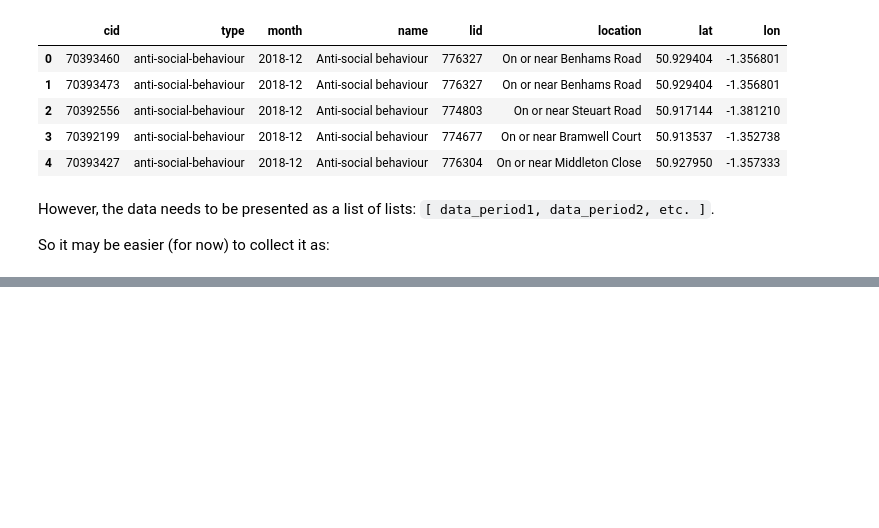
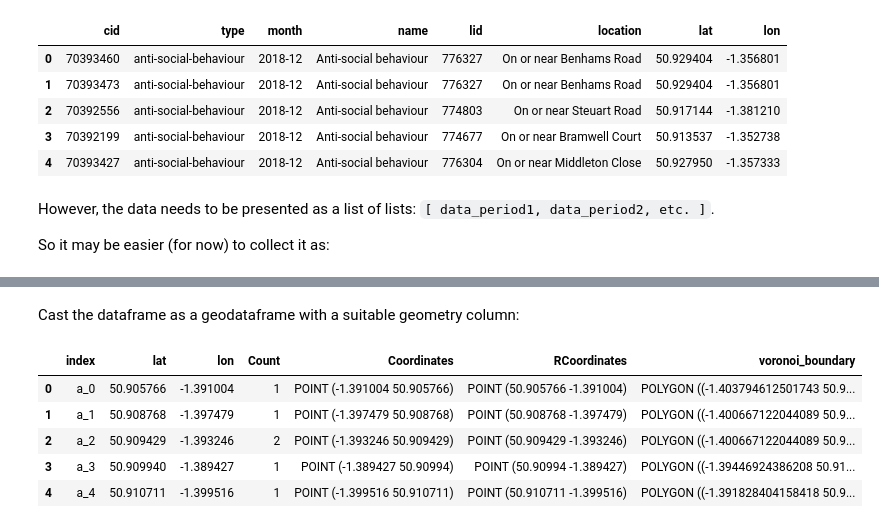
Before and after one commit to psychemedia/crime-data-demo, a Jupyter notebook: Police API Demo.ipynb, the cells around one changed output, grey strips where cells are left out. Saved outputs shown, nothing was run; the diff lists cells and outputs as text; code cells hidden in the pictures; blank space fills up the shorter version.

```diff
--- a/Police API Demo.ipynb
+++ b/Police API Demo.ipynb
@@ -231,7 +250,7 @@ crimes[0].category.id, crimes[0].category.name
 import pandas as pd
 
 
-def getCrimesAsDataFrame(crimes, df=None):
+def setCrimesAsDataFrame(crimes, df=None):
     ''' Convert crimes result to dataframe. '''
     if df is None:
         df=pd.DataFrame(columns = ['cid','type', 'month','name','lid','location','lat','lon'])
@@ -382,0 +419,6 @@ m
+# %%
+#For a particular crime type, get the count of crimes by location
+crimes = setCrimesAsDataFrame( api.get_crimes_area(boundary, date='2019-01') )
+public_order_crime = crimes[crimes['type']=='public-order']
+public_order_crime_count_by_location = public_order_crime.groupby(['lat','lon']).size().to_frame('Count').reset_index()
+public_order_crime_count_by_location.head()
@@ -382,0 +432,28 @@ m
+# %%
+#For convenience, let's go back to using the df name...
+df = public_order_crime_count_by_location.reset_index()
+# %% [markdown]
+Cast the dataframe as a geodataframe with a suitable geometry column:
+# %%
+#https://geopandas.readthedocs.io/en/latest/gallery/create_geopandas_from_pandas.html
+import geopandas
+from shapely.geometry import Point
+
+df['Coordinates'] = list(zip(df['lon'], df['lat']))
+df['Coordinates'] = df['Coordinates'].apply(Point)
+
+df['RCoordinates'] = list(zip(df['lat'], df['lon']))
+df['RCoordinates'] = df['RCoordinates'].apply(Point)
+gdf = geopandas.GeoDataFrame(df, geometry='Coordinates')
+
+#Avoid ambiguity about whether index is int or string
+gdf['index'] = gdf['index'].apply(lambda x: 'a_{}'.format(x))
+
+gdf.head()
+# %% [output]
+|  | index | lat | lon | Count | Coordinates | RCoordinates | voronoi_boundary |
+| 0 | a_0 | 50.905766 | -1.391004 | 1 | POINT (-1.391004 50.905766) | POINT (50.905766 -1.391004) | POLYGON ((-1.403794612501743 50.9... |
+| 1 | a_1 | 50.908768 | -1.397479 | 1 | POINT (-1.397479 50.908768) | POINT (50.908768 -1.397479) | POLYGON ((-1.400667122044089 50.9... |
+| 2 | a_2 | 50.909429 | -1.393246 | 2 | POINT (-1.393246 50.909429) | POINT (50.909429 -1.393246) | POLYGON ((-1.400667122044089 50.9... |
+| 3 | a_3 | 50.909940 | -1.389427 | 1 | POINT (-1.389427 50.90994) | POINT (50.90994 -1.389427) | POLYGON ((-1.39446924386208 50.91... |
+| 4 | a_4 | 50.910711 | -1.399516 | 1 | POINT (-1.399516 50.910711) | POINT (50.910711 -1.399516) | POLYGON ((-1.391828404158418 50.9... |
```
Also changed, not shown: parts of 30 cells of this notebook.
